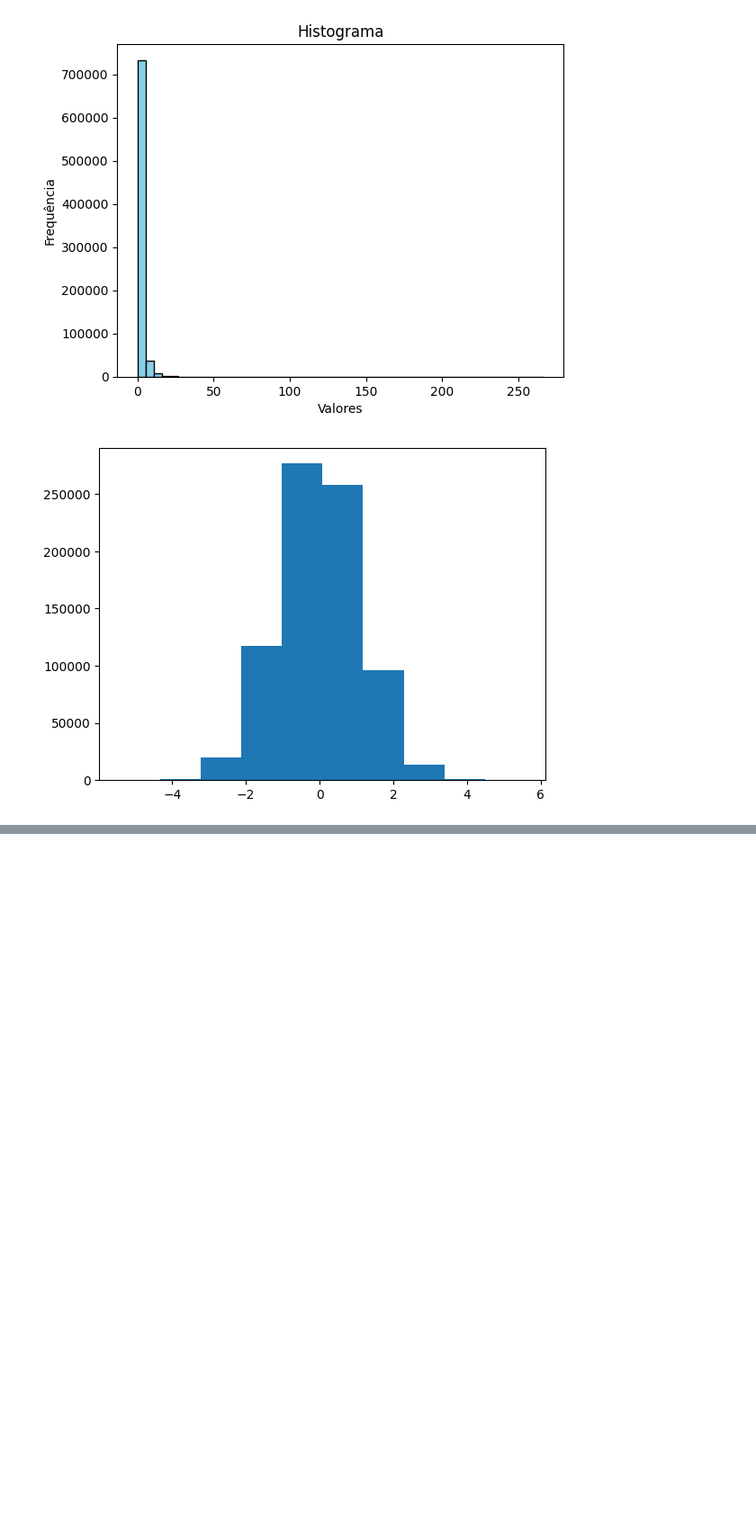
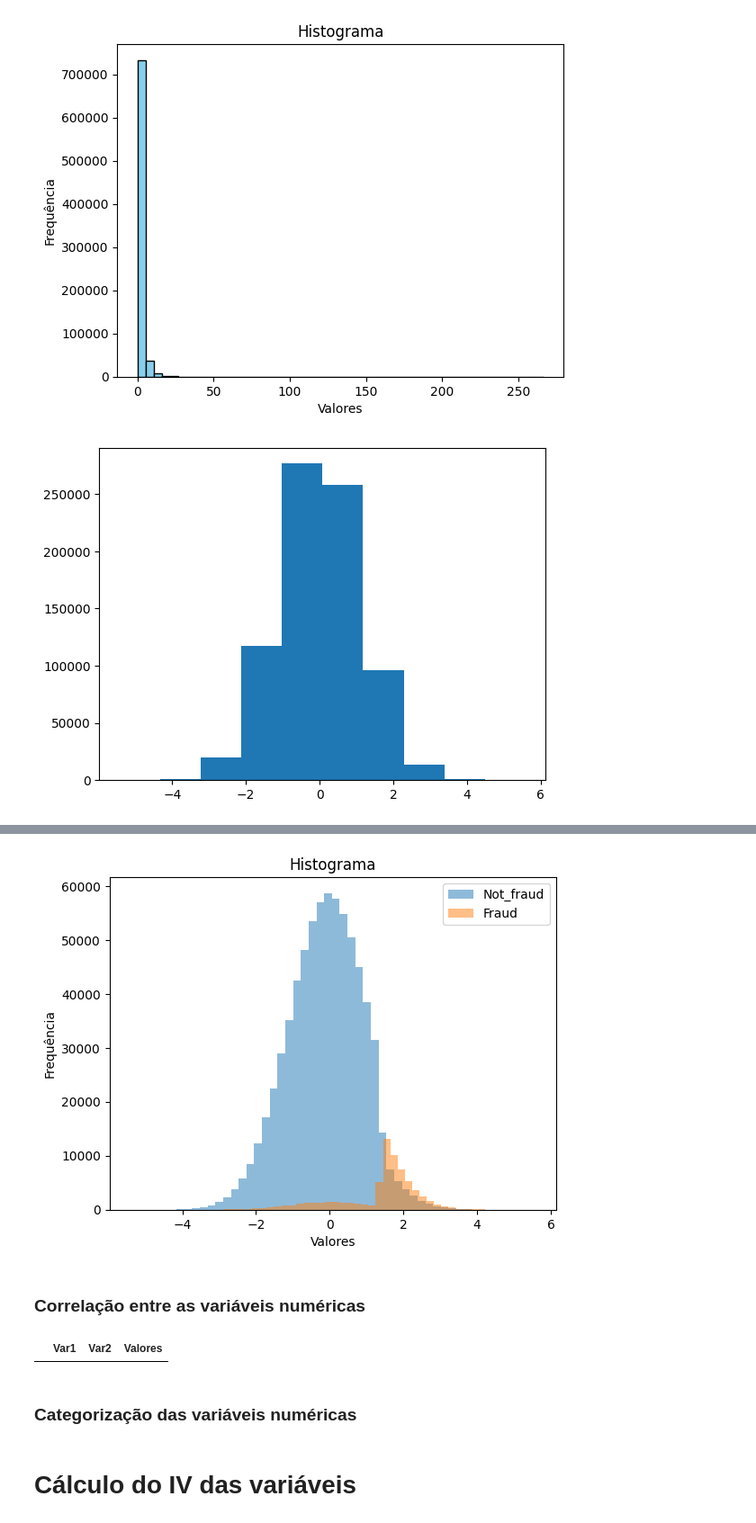
Before and after one commit to HugoCalegari/Estudo_Fraude_CC, a Jupyter notebook: vFraude_CC/2.Exploracao_variaveis/1.Exploracao_inicial.ipynb, the cells around one changed output, grey strips where cells are left out. Shown: that part at 90% size. Cells and saved outputs as stored; diff of their text form; code cells hidden in the pictures; blank space fills up the shorter version.

Commit message:
[Add] Adição de estudo de correlação e IV

```diff
--- a/vFraude_CC/2.Exploracao_variaveis/1.Exploracao_inicial.ipynb
+++ b/vFraude_CC/2.Exploracao_variaveis/1.Exploracao_inicial.ipynb
@@ -274,0 +285,6 @@ dados['log_ratio_to_median_purchase_price'] = np.log(dados['ratio_to_median_purc
+# %%
+plot_histograma(df=dados, variavel='log_ratio_to_median_purchase_price', label='fraud',bins=50)
+# %% [output]
+[figure, added]
+# %% [markdown]
+### Correlação entre as variáveis numéricas
@@ -274,0 +293,7 @@ dados['log_ratio_to_median_purchase_price'] = np.log(dados['ratio_to_median_purc
+# %%
+# Nenhuma variável numérica correlacionada com outra
+Vars_Correl(dataframe=dados, list_vars_num=lista_numericas, limiar=0.6, metodo='spearman')
+# %% [output]
+|  | Var1 | Var2 | Valores |
+# %% [markdown]
+### Categorização das variáveis numéricas
@@ -274,0 +308,2 @@ dados['log_ratio_to_median_purchase_price'] = np.log(dados['ratio_to_median_purc
+# %% [markdown]
+# Cálculo do IV das variáveis
```
Also changed, not shown: parts of 12 cells of this notebook.
